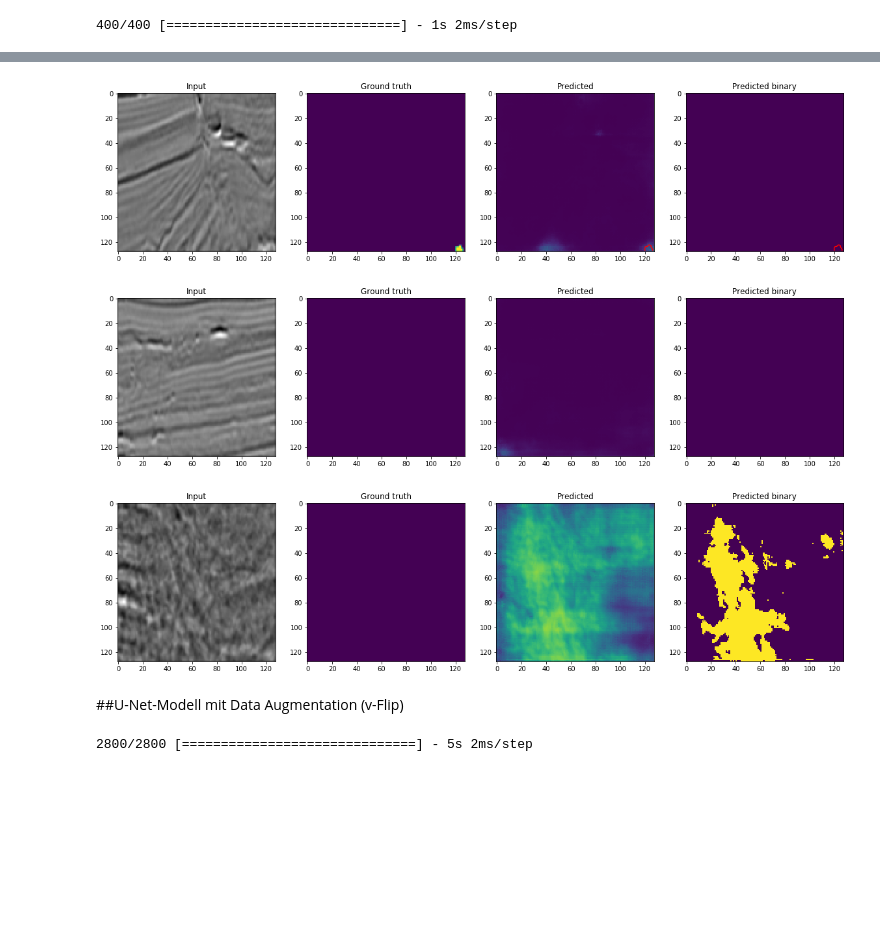
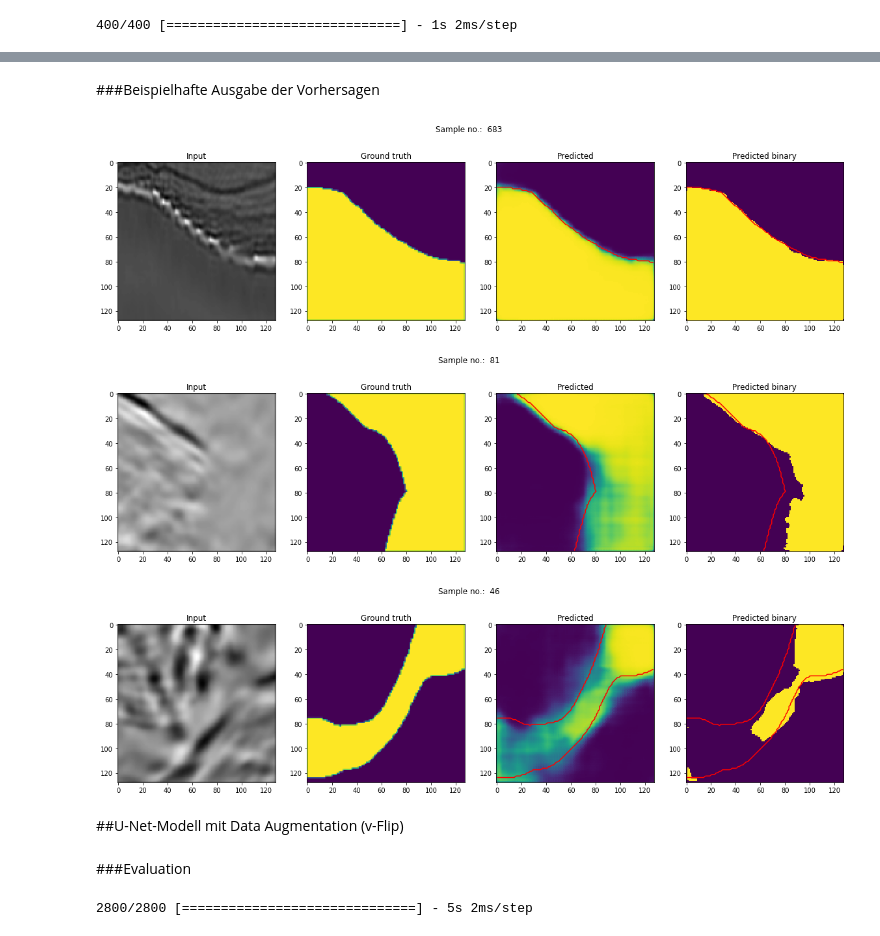
Before and after one commit to pwolscho/unet, a Jupyter notebook: u_net_final.ipynb, the cells around one changed output, grey strips where cells are left out. Drawn from its saved outputs; the diff is of its cells as text; code cells hidden in the pictures; blank space fills up the shorter version.

```diff
--- a/u_net_final.ipynb
+++ b/u_net_final.ipynb
@@ -341,11 +419,22 @@ def get_image_mask_generator(X, y, do_horizontal_flip = False, do_vertical_flip
 # %%
 from sklearn.model_selection import train_test_split
 # %%
+random_state_seed_tv_t = 1234
+random_state_seed_t_v_t = 2345
+
 # Split X and y into random train_valid and test
-X_train_valid, X_test, y_train_valid, y_test = train_test_split(X, y, test_size=0.10, random_state=1234)
+X_train_valid, X_test, y_train_valid, y_test = train_test_split(
+    X,
+    y,
+    test_size = 0.10,
+    random_state = random_state_seed_tv_t)
 
 # Split X_train_valid and y_train_valid into random train and valid
-X_train, X_valid, y_train, y_valid = train_test_split(X_train_valid, y_train_valid, test_size=0.222, random_state=2345)
+X_train, X_valid, y_train, y_valid = train_test_split(
+    X_train_valid,
+    y_train_valid,
+    test_size = 0.222,
+    random_state = random_state_seed_t_v_t)
 # %% [markdown]
 ##U-Net-Modell ohne Data Augmentation (std)
 # %%
@@ -637,26 +809,30 @@ Epoch 00050: early stopping
 # %%
 import random
 # %%
-def plot_sample(X, y, preds, binary_preds, ix=None):
+def plot_sample(X, y, preds, binary_preds, ix = None):
     if ix is None:
         ix = random.randint(0, len(X))
 
     has_mask = y[ix].max() > 0
 
     fig, ax = plt.subplots(1, 4, figsize=(20, 10))
+    fig.suptitle("\n".join(["Sample no.: % 2d" %(ix)]), y=0.75)
+
+    # input
     ax[0].imshow(X[ix, ..., 0], cmap = 'gray')
-    #if has_mask:
-        #ax[0].contour(y[ix].squeeze(), colors='cm.', levels=[0.5])
     ax[0].set_title('Input')
 
+    # ground truth
     ax[1].imshow(y[ix].squeeze())
     ax[1].set_title('Ground truth')
 
+    # predicted
     ax[2].imshow(preds[ix].squeeze(), vmin=0, vmax=1)
     if has_mask:
         ax[2].contour(y[ix].squeeze(), colors='red', levels=[0.5])
     ax[2].set_title('Predicted')
 
+    # predicted binary
     ax[3].imshow(binary_preds[ix].squeeze(), vmin=0, vmax=1)
     if has_mask:
         ax[3].contour(y[ix].squeeze(), colors='red', levels=[0.5])
@@ -682,26 +858,29 @@ def iou_metric(y_true_in, y_pred_in, print_table=False):
     true_objects = 2
     pred_objects = 2
 
-    intersection = np.histogram2d(labels.flatten(), y_pred.flatten(), bins=(true_objects, pred_objects))[0]
+    intersection = np.histogram2d(
+        labels.flatten(),
+        y_pred.flatten(),
+        bins = (true_objects, pred_objects))[0]
 
-    # Compute areas (needed for finding the union between all objects)
+    # compute areas (needed for finding the union between all objects)
     area_true = np.histogram(labels, bins = true_objects)[0]
     area_pred = np.histogram(y_pred, bins = pred_objects)[0]
     area_true = np.expand_dims(area_true, -1)
     area_pred = np.expand_dims(area_pred, 0)
 
-    # Compute union
+    # compute union
     union = area_true + area_pred - intersection
 
-    # Exclude background from the analysis
+    # exclude background from the analysis
     intersection = intersection[1:,1:]
     union = union[1:,1:]
     union[union == 0] = 1e-9
 
-    # Compute the intersection over union
+    # compute the intersection over union
     iou = intersection / union
 
-    # Precision helper function
+    # precision helper function
     def precision_at(threshold, iou):
         matches = iou > threshold
         true_positives = np.sum(matches, axis=1) == 1   # Correct objects
@@ -710,7 +889,7 @@ def iou_metric(y_true_in, y_pred_in, print_table=False):
         tp, fp, fn = np.sum(true_positives), np.sum(false_positives), np.sum(false_negatives)
         return tp, fp, fn
 
-    # Loop over IoU thresholds
+    # loop over IoU thresholds
     prec = []
     if print_table:
         print("Thresh\tTP\tFP\tFN\tPrec.")
@@ -846,23 +1114,27 @@ plot_thresholds(thresholds_h_flip, threshold_best_h_flip, ious_h_flip, iou_best_
 preds_train_h_flip_t = (preds_train_h_flip > threshold_best_h_flip).astype(np.uint8)
 preds_val_h_flip_t = (preds_val_h_flip > threshold_best_h_flip).astype(np.uint8)
 preds_test_h_flip_t = (preds_test_h_flip > threshold_best_h_flip).astype(np.uint8)
+# %% [markdown]
+###Beispielhafte Ausgabe der Vorhersagen
 # %%
 # Check if training data looks all right
-plot_sample(X_train, y_train, preds_train_h_flip, preds_train_h_flip_t)
+plot_sample(X_train, y_train, preds_train_h_flip, preds_train_h_flip_t, ix = 683)
 # %% [output]
-[figure, old version]
+[figure, new version]
 # %%
 # Check if valid data looks all right
-plot_sample(X_valid, y_valid, preds_val_h_flip, preds_val_h_flip_t)
+plot_sample(X_valid, y_valid, preds_val_h_flip, preds_val_h_flip_t, ix = 81)
 # %% [output]
-[figure, old version]
+[figure, new version]
 # %%
 # Check if test data looks all right
-plot_sample(X_test, y_test, preds_test_h_flip, preds_test_h_flip_t)
+plot_sample(X_test, y_test, preds_test_h_flip, preds_test_h_flip_t, ix = 46)
 # %% [output]
-[figure, old version]
+[figure, new version]
 # %% [markdown]
 ##U-Net-Modell mit Data Augmentation (v-Flip)
+# %% [markdown]
+###Evaluation
 # %%
 # Load best model
 model_v_flip.load_weights(filepath_v_flip)
```
Also changed, not shown: parts of 96 cells of this notebook.
